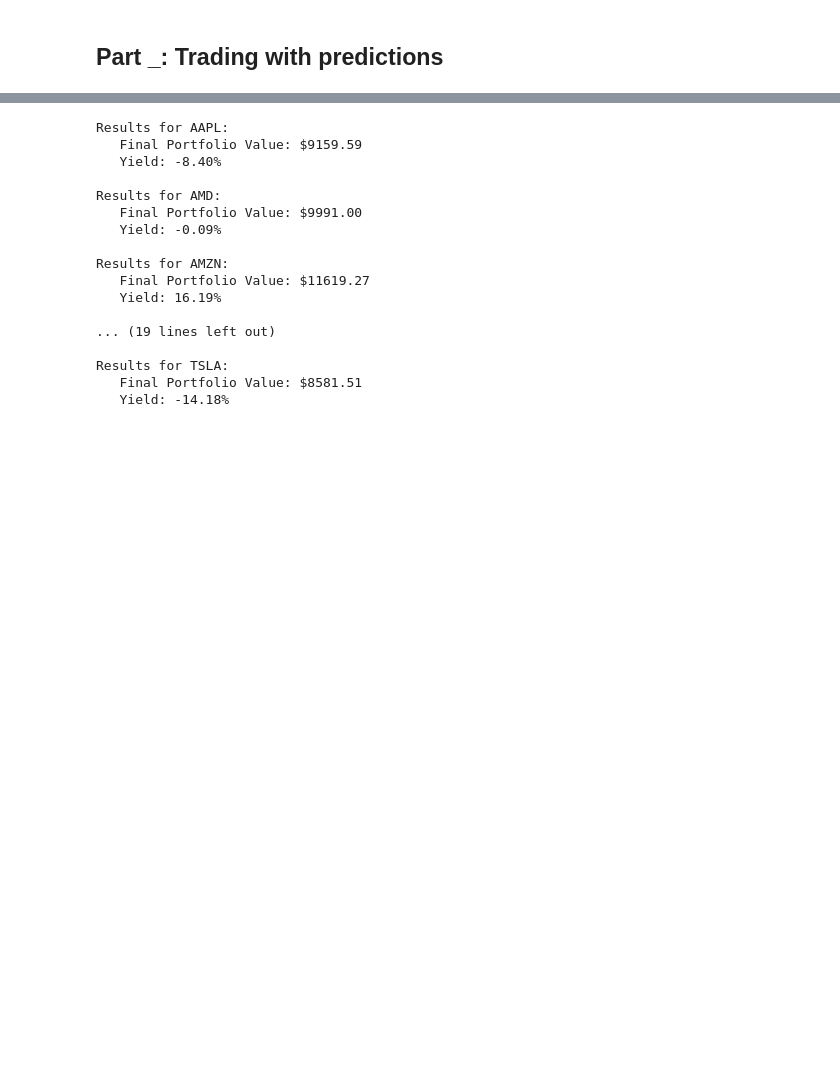
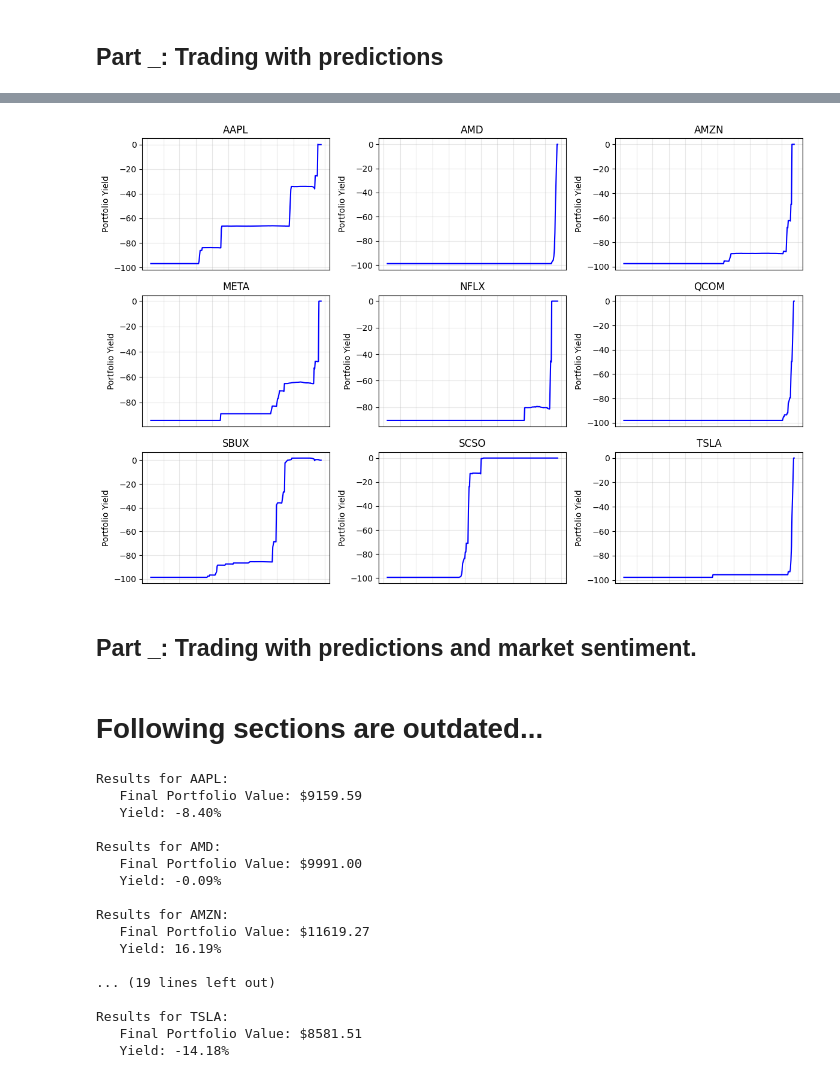
Before and after one commit to ColeJMitchell/machine-learning-stock-prediction, a Jupyter notebook: model_notebooks/trade_simulation.ipynb, the cells around one changed output, grey strips where cells are left out. Cells and saved outputs as stored; diff of their text form; code cells hidden in the pictures; blank space fills up the shorter version.

```diff
--- a/model_notebooks/trade_simulation.ipynb
+++ b/model_notebooks/trade_simulation.ipynb
@@ -276,3 +300,27 @@ TSLA     $93.88                 -99.06%
+# %%
+# Plot the portfolio value for each stock, using subplots.
+fig, axes = plt.subplots(nrows=3, ncols=3, figsize=(12, 8))
+axes = axes.flatten()
+for i, (ticker, data) in enumerate(pred_results.items()):
+    # Plot the portfolio value
+    axes[i].plot(data['Date'], data['Yield Percentage'], label='Portfolio Yield', color='blue')
+    axes[i].set_title(ticker)
+    axes[i].set_ylabel('Portfolio Yield')
+
+    # Remove date labels to make the plot cleaner
+    axes[i].set_xticklabels([])
+    axes[i].tick_params(axis='x', which='both', bottom=False)
+
+    # Tighten up the plot
+    axes[i].grid(True, alpha=0.3)
+plt.tight_layout()
+plt.show()
+# %% [output]
+[figure, added]
+# %% [markdown]
+## Part _: Trading with predictions and market sentiment.
+# %% [markdown]
+# Following sections are outdated...
 # %%
 # Simulate paper trading for each stock
 def simulate_paper_trading(predictions,
```
Also changed, not shown: parts of 7 cells of this notebook.
